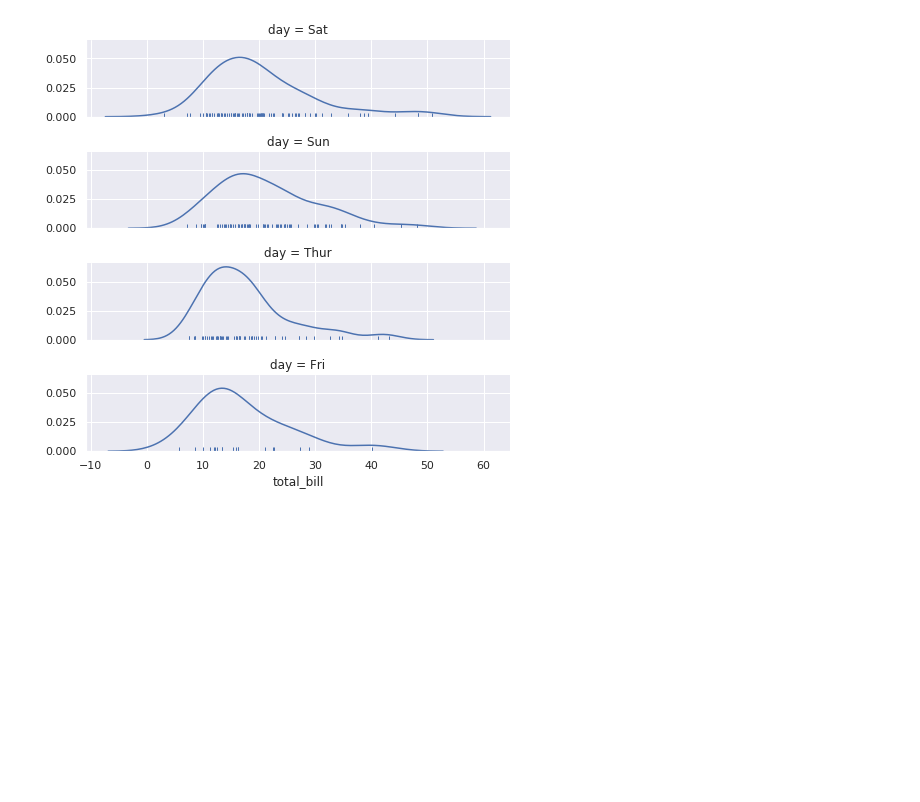
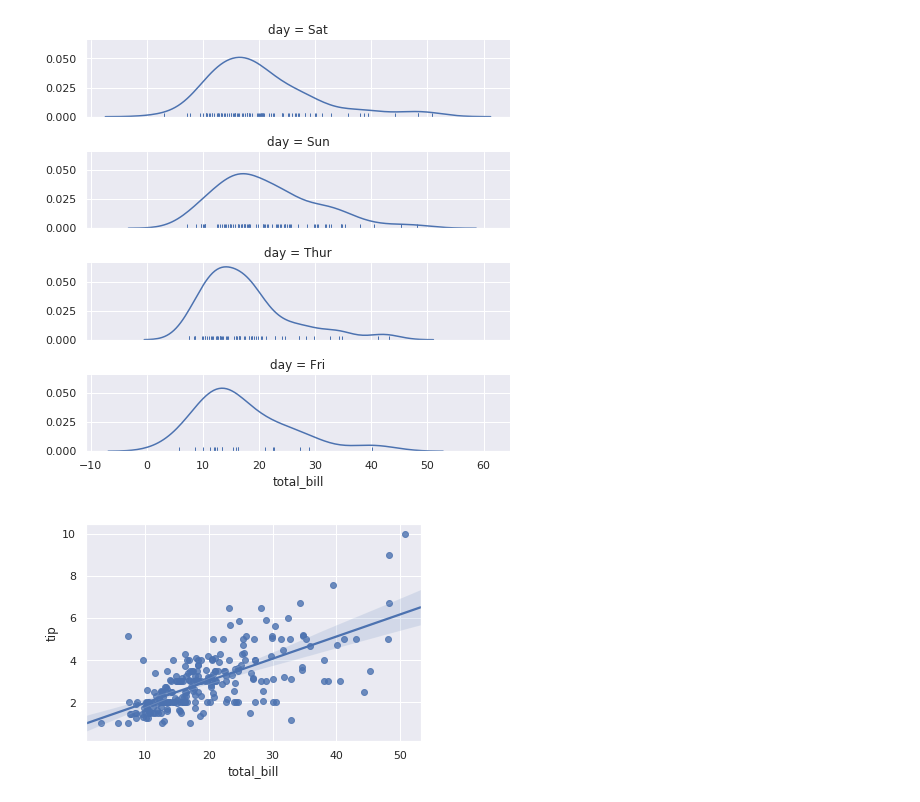
Before and after one commit to gigimic/scripts_all, a Jupyter notebook: plots_seaborn.ipynb, the cells around one changed output. Cells and saved outputs as stored; diff of their text form; code cells hidden in the pictures; blank space fills up the shorter version.

Commit message:
seaborn visualization

```diff
--- a/plots_seaborn.ipynb
+++ b/plots_seaborn.ipynb
@@ -89,3 +89,8 @@ g.map(sns.distplot, "total_bill", hist=False, rug=True);
 plt.show()
 # %% [output]
 [figure]
+# %%
+sns.regplot(x="total_bill", y="tip", data=b);
+plt.show()
+# %% [output]
+[figure, added]
```
Also changed, not shown: parts of 3 cells of this notebook.
